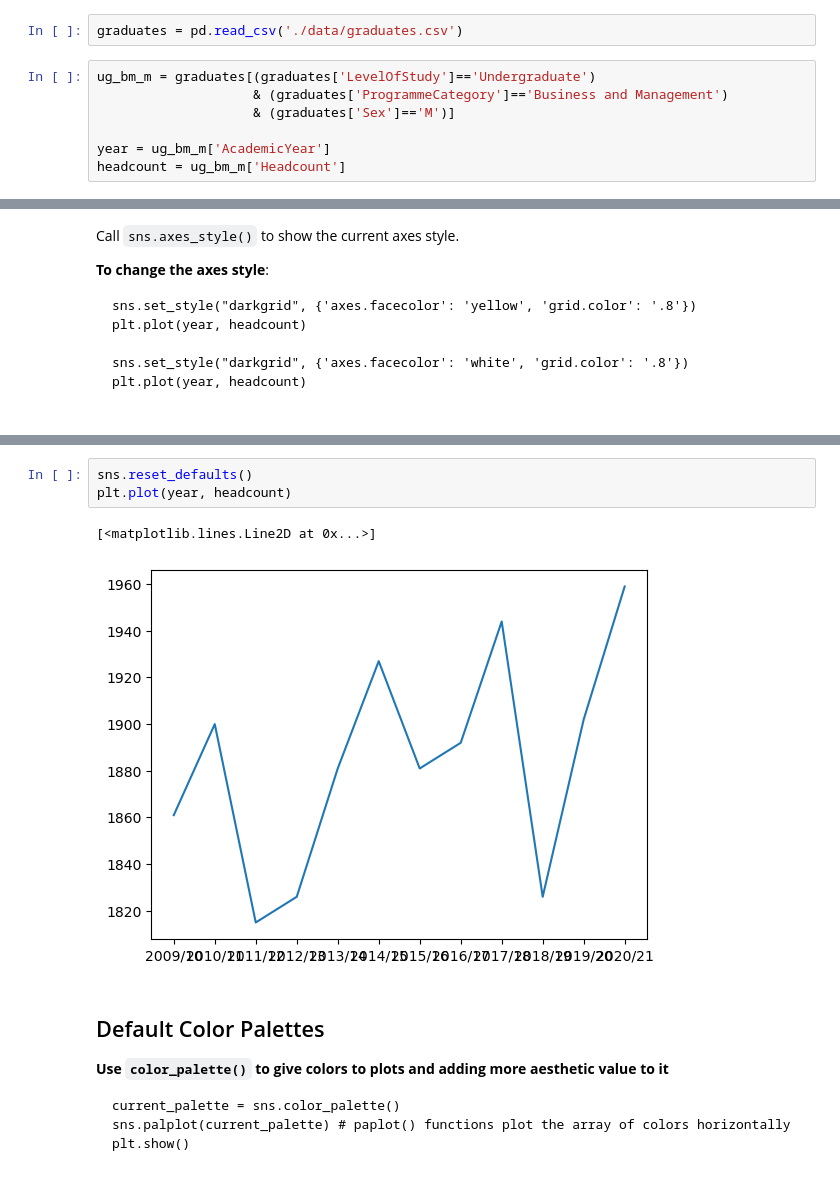
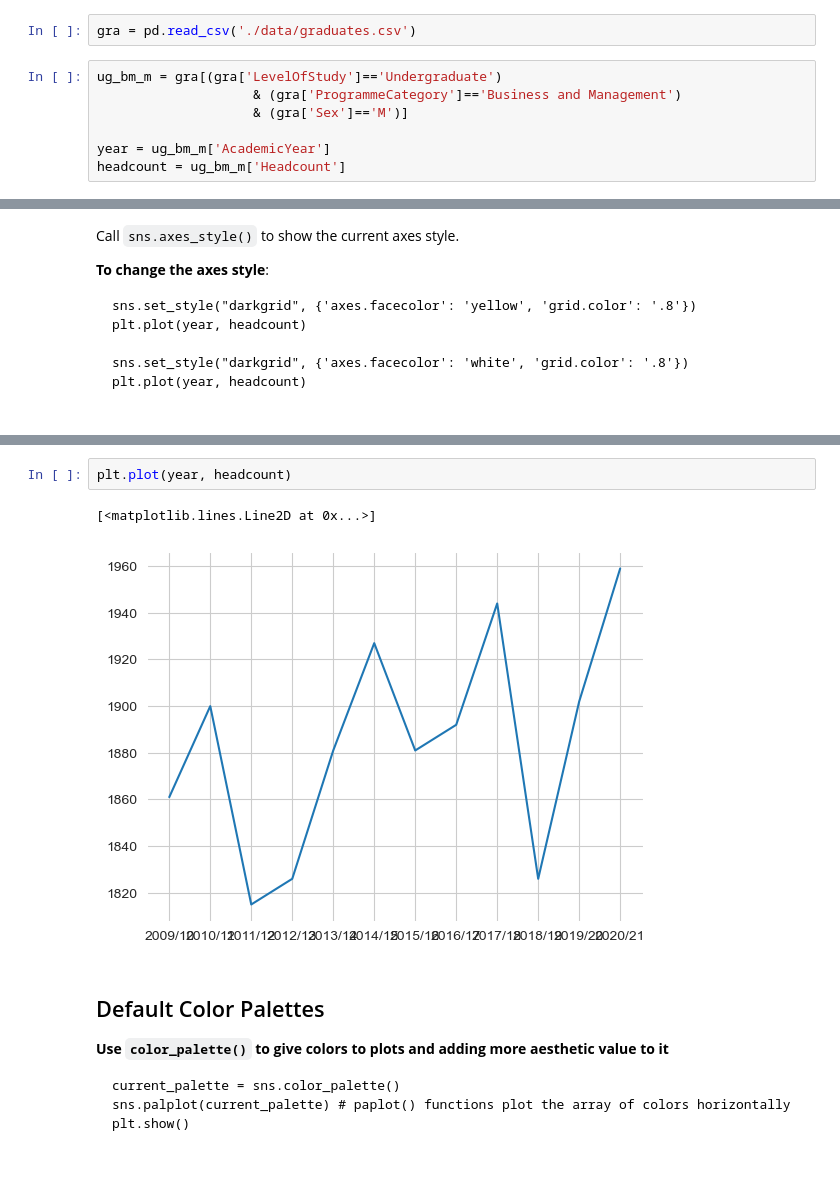
Before and after one commit to ngsanluk/PythonInter, a Jupyter notebook: Day2.ipynb, the cells around one changed output, grey strips where cells are left out. Saved outputs shown, nothing was run; the diff lists cells and outputs as text.

````diff
--- a/Day2.ipynb
+++ b/Day2.ipynb
@@ -280,11 +240,11 @@ year = ug_bm_m['AcademicYear']
 headcount = ug_bm_m['Headcount']
 ```
 # %%
-graduates = pd.read_csv('./data/graduates.csv')
+gra = pd.read_csv('./data/graduates.csv')
 # %%
-ug_bm_m = graduates[(graduates['LevelOfStudy']=='Undergraduate')
-                    & (graduates['ProgrammeCategory']=='Business and Management')
-                    & (graduates['Sex']=='M')]
+ug_bm_m = gra[(gra['LevelOfStudy']=='Undergraduate')
+                    & (gra['ProgrammeCategory']=='Business and Management')
+                    & (gra['Sex']=='M')]
 
 year = ug_bm_m['AcademicYear']
 headcount = ug_bm_m['Headcount']
@@ -426,9 +390,8 @@ plt.plot(year, headcount)
 # %%
-sns.reset_defaults()
 plt.plot(year, headcount)
 # %% [output]
 [<matplotlib.lines.Line2D at 0x...>]
-[figure, old version]
+[figure, new version]
 # %% [markdown]
 ## Default Color Palettes
 
````
Also changed, not shown: parts of 80 cells of this notebook.
